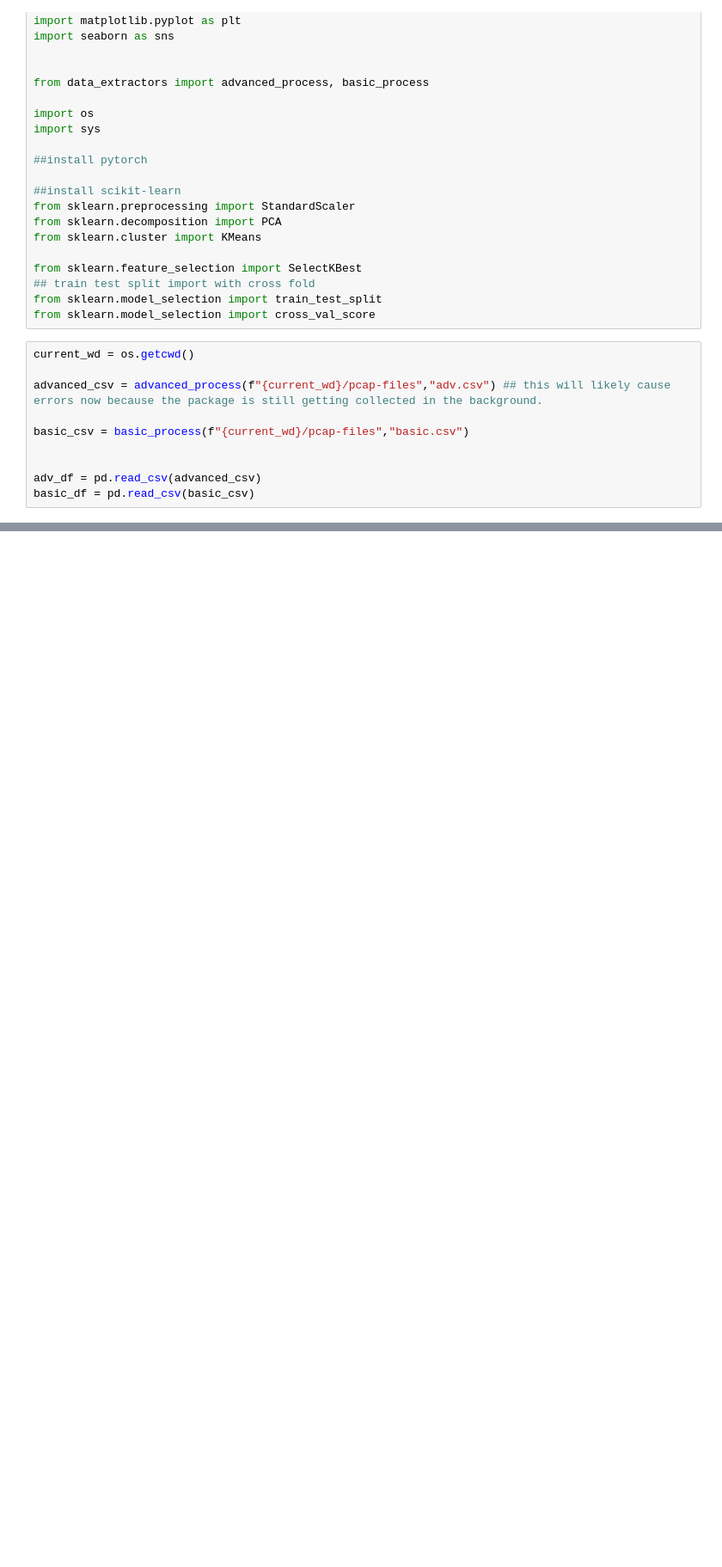
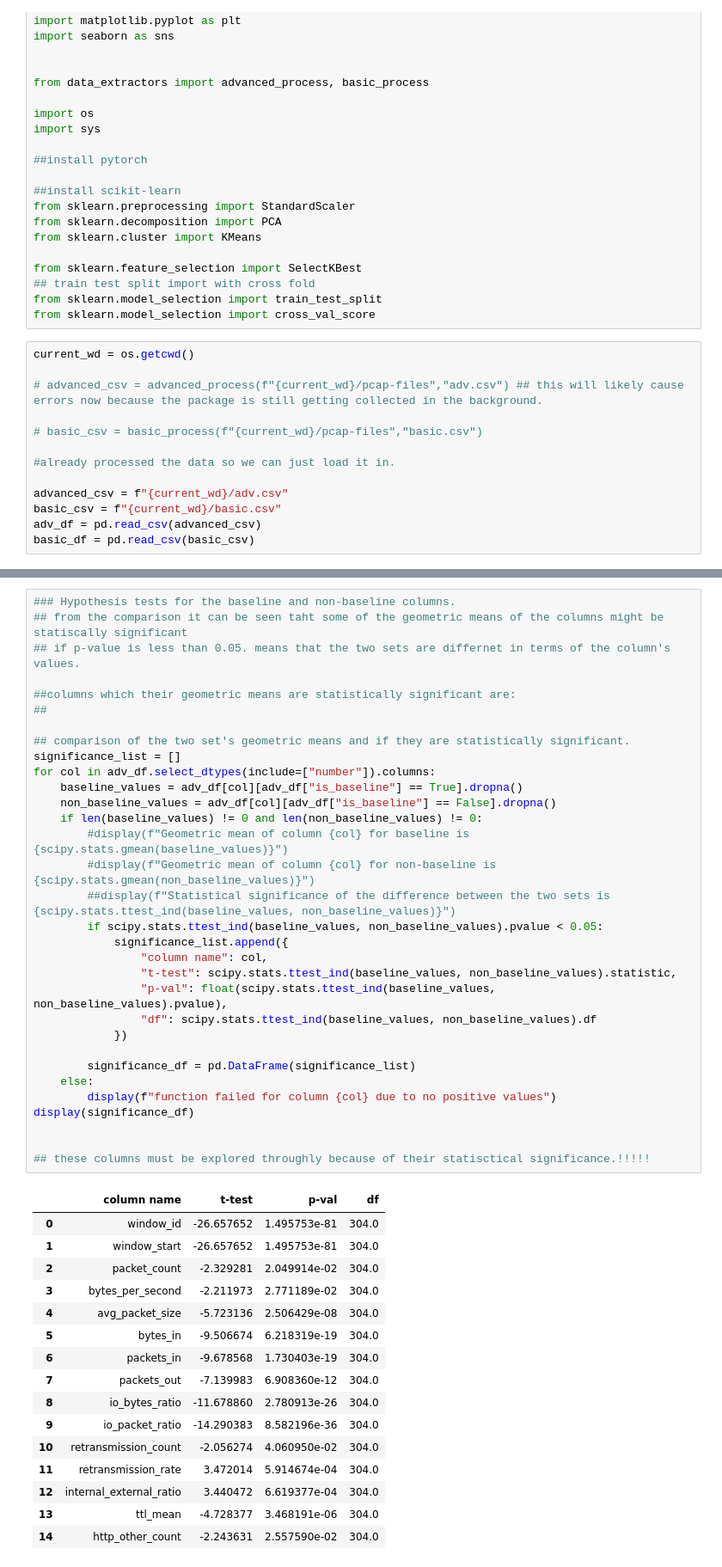
Before and after one commit to eren9677/Network-Anomaly-Detection, a Jupyter notebook: anomaly_detection.ipynb, the cells around one changed output, grey strips where cells are left out. Shown at 86% size. Saved outputs shown, nothing was run; the diff lists cells and outputs as text; blank space fills up the shorter version.

Commit message:
geometric means are are calculated and comparisons are made within the baseline and non-baseline data.

```diff
--- a/anomaly_detection.ipynb
+++ b/anomaly_detection.ipynb
@@ -30,10 +30,13 @@ from sklearn.model_selection import cross_val_score
 # %%
 current_wd = os.getcwd()
 
-advanced_csv = advanced_process(f"{current_wd}/pcap-files","adv.csv") ## this will likely cause errors now because the package is still getting collected in the background.
+# advanced_csv = advanced_process(f"{current_wd}/pcap-files","adv.csv") ## this will likely cause errors now because the package is still getting collected in the background.
 
-basic_csv = basic_process(f"{current_wd}/pcap-files","basic.csv")
+# basic_csv = basic_process(f"{current_wd}/pcap-files","basic.csv")
 
+#already processed the data so we can just load it in.
 
+advanced_csv = f"{current_wd}/adv.csv"
+basic_csv = f"{current_wd}/basic.csv"
 adv_df = pd.read_csv(advanced_csv)
 basic_df = pd.read_csv(basic_csv)
@@ -178,0 +196,49 @@ None
+# %%
+### Hypothesis tests for the baseline and non-baseline columns.
+## from the comparison it can be seen taht some of the geometric means of the columns might be statiscally significant
+## if p-value is less than 0.05. means that the two sets are differnet in terms of the column's values.
+
+##columns which their geometric means are statistically significant are:
+##
+
+## comparison of the two set's geometric means and if they are statistically significant.
+significance_list = []
+for col in adv_df.select_dtypes(include=["number"]).columns:
+    baseline_values = adv_df[col][adv_df["is_baseline"] == True].dropna()
+    non_baseline_values = adv_df[col][adv_df["is_baseline"] == False].dropna()
+    if len(baseline_values) != 0 and len(non_baseline_values) != 0:
+        #display(f"Geometric mean of column {col} for baseline is {scipy.stats.gmean(baseline_values)}")
+        #display(f"Geometric mean of column {col} for non-baseline is {scipy.stats.gmean(non_baseline_values)}")
+        ##display(f"Statistical significance of the difference between the two sets is {scipy.stats.ttest_ind(baseline_values, non_baseline_values)}")
+        if scipy.stats.ttest_ind(baseline_values, non_baseline_values).pvalue < 0.05:
+            significance_list.append({
+                "column name": col,
+                "t-test": scipy.stats.ttest_ind(baseline_values, non_baseline_values).statistic,
+                "p-val": float(scipy.stats.ttest_ind(baseline_values, non_baseline_values).pvalue),
+                "df": scipy.stats.ttest_ind(baseline_values, non_baseline_values).df
+            })
+
+        significance_df = pd.DataFrame(significance_list)
+    else:
+        display(f"function failed for column {col} due to no positive values")
+display(significance_df)
+
+
+## these columns must be explored throughly because of their statisctical significance.!!!!!
+# %% [output]
+|  | column name | t-test | p-val | df |
+| 0 | window_id | -26.657652 | 1.495753e-81 | 304.0 |
+| 1 | window_start | -26.657652 | 1.495753e-81 | 304.0 |
+| 2 | packet_count | -2.329281 | 2.049914e-02 | 304.0 |
+| 3 | bytes_per_second | -2.211973 | 2.771189e-02 | 304.0 |
+| 4 | avg_packet_size | -5.723136 | 2.506429e-08 | 304.0 |
+| 5 | bytes_in | -9.506674 | 6.218319e-19 | 304.0 |
+| 6 | packets_in | -9.678568 | 1.730403e-19 | 304.0 |
+| 7 | packets_out | -7.139983 | 6.908360e-12 | 304.0 |
+| 8 | io_bytes_ratio | -11.678860 | 2.780913e-26 | 304.0 |
+| 9 | io_packet_ratio | -14.290383 | 8.582196e-36 | 304.0 |
+| 10 | retransmission_count | -2.056274 | 4.060950e-02 | 304.0 |
+| 11 | retransmission_rate | 3.472014 | 5.914674e-04 | 304.0 |
+| 12 | internal_external_ratio | 3.440472 | 6.619377e-04 | 304.0 |
+| 13 | ttl_mean | -4.728377 | 3.468191e-06 | 304.0 |
+| 14 | http_other_count | -2.243631 | 2.557590e-02 | 304.0 |
```
Also changed, not shown: parts of 4 cells of this notebook, 1 other file.
